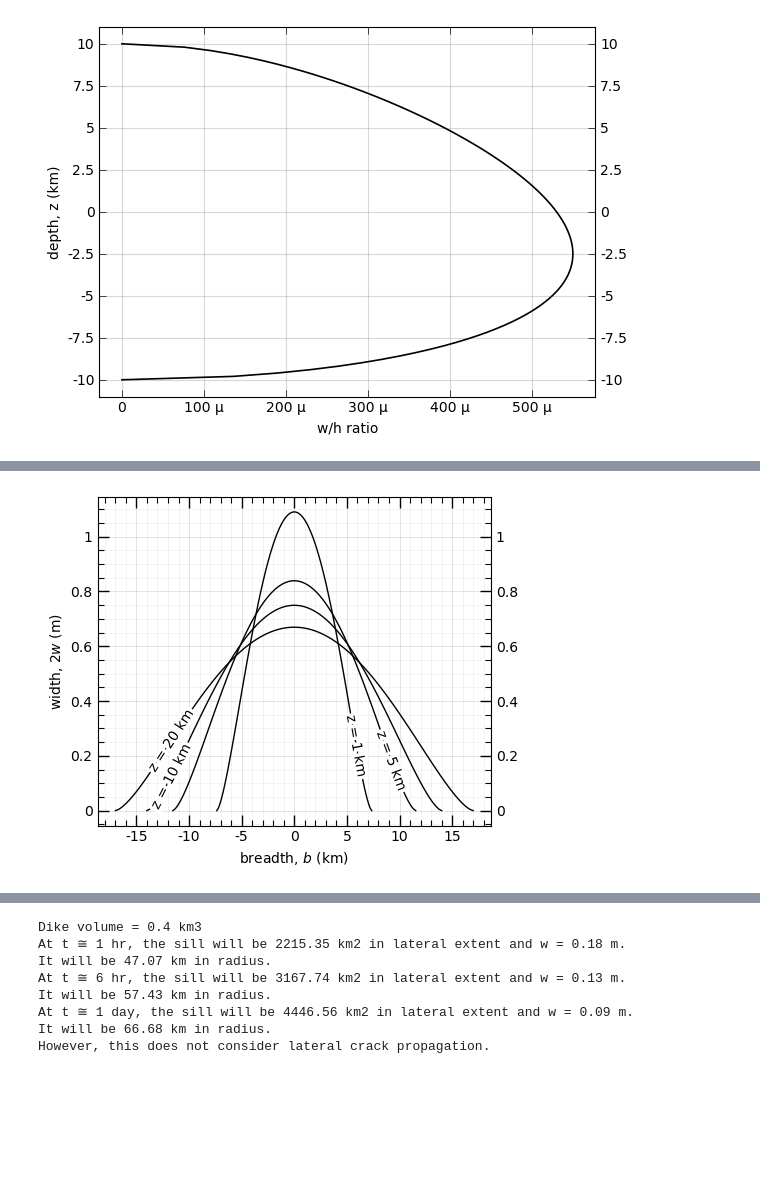
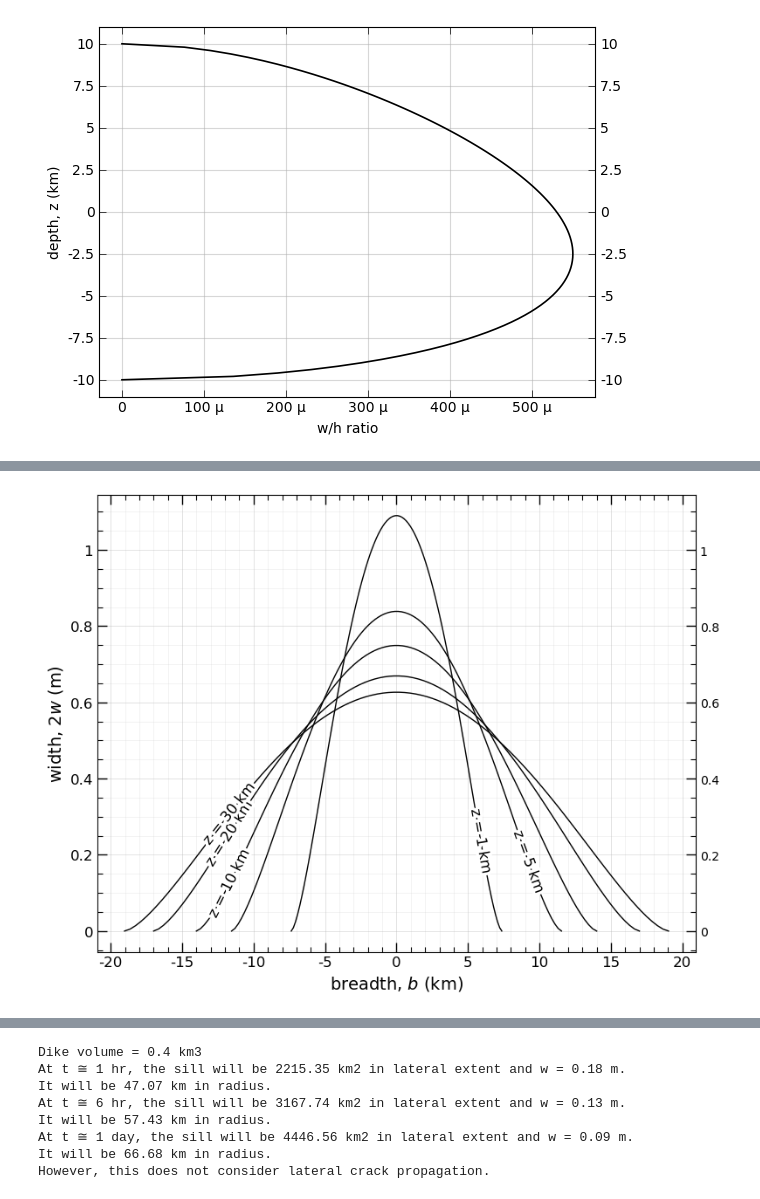
Before and after one commit to CottomR-et-al/Europa-ice-ocean-exchange, a Jupyter notebook: F25_Dikes_Europa.ipynb, the cells around one changed output, grey strips where cells are left out. Cells and saved outputs as stored; diff of their text form; code cells hidden in the pictures; blank space fills up the shorter version.

```diff
--- a/F25_Dikes_Europa.ipynb
+++ b/F25_Dikes_Europa.ipynb
@@ -861,42 +863,43 @@ ax.grid(which='minor', alpha=0.2, linewidth=0.5)
 # %%
 # Lister (1990) eqn 5.4 elliptical cross section
-fig, ax = plt.subplots(layout='tight', figsize=(5,4))
+fig, ax = plt.subplots(layout='tight', figsize=(8, 6))
 Q = 1e5
 # z = np.linspace(1, 20e3, 100)
 a_Lister = 12/7
 G_up = gamma(3*a_Lister+2)
 G_low = gamma(1/2*(3*a_Lister + 2))**2
 bN = 1/2 * (6*(3*a_Lister+1)/a_Lister)**(a_Lister/(3*a_Lister + 1)) * (G_up / G_low)**(1/(3*a_Lister + 1))
 A = 15.4 * eta_w**(-1/7) * (rhow * delta_rho_inv * g)**(-3/7)
-x = np.linspace(0, 20e3, 100)
 xi = np.linspace(-1, 1, 100)
 
-for z_slice in [1e3, 5e3, 10e3, 20e3]:
+for z_slice in [1e3, 5e3, 10e3, 20e3, 30e3]:
     breadth_scaling = (Q * m**a_Lister * z_slice**a_Lister / (A * (g * delta_rho_inv)**(a_Lister + 1)))**(1 / (3 * a_Lister + 1))
     b_physical = bN * breadth_scaling
     x_physical = xi * b_physical
     # xi = x / bN * (Q * m**a_Lister * z_slice**a_Lister / (A * (g*delta_rho)**(a_Lister + 1)))**(-1/(3*a_Lister + 1))
 
     wLister = a_Lister * bN**3 / (6 * (3*a_Lister+1)) * (Q**3 / (A**3 * (g*delta_rho_inv)**2 * m * z_slice))**(1/(3*a_Lister + 1)) * (1-xi**2)**(3/2)
     # plt.plot(x_physical/1e3, 2*wLister, linewidth=1, color='black', label=rf'Q = 10$^{{{np.log10(Q):.0f}}}$ m$^2$ s$^{{-1}}$')
     plt.plot(x_physical/1e3, 2*wLister, linewidth=1, color='black', label=rf'z = {z_slice/1e3:.0f} km')
 # plt.fill_between(x_physical, 0, 2 * wLister, alpha=0.2, color='firebrick')
 
-labelLines(ax.get_lines(), xvals=[-11.7], align=True, fontsize=10, color='black')
+labelLines(ax.get_lines(), xvals=[-11.7], align=True, fontsize=12, color='black')
 # ax.loglog()
-ax.set_xlabel('breadth, $b$ (km)')
-ax.set_ylabel('width, $2w$ (m)')
+plt.xticks(fontsize=12)
+plt.yticks(fontsize=12)
+ax.set_xlabel('breadth, $b$ (km)', fontsize=14)
+ax.set_ylabel('width, $2w$ (m)', fontsize=14)
 ax.set_axisbelow(True) # gridlines behind contours
 ax.xaxis.set_major_formatter(StrMethodFormatter('{x:g}'))
 ax.yaxis.set_major_formatter(StrMethodFormatter('{x:g}'))
 # ax.xaxis.set_major_locator(FixedLocator([3, 10, 30, 100]))
 # ax.xaxis.set_minor_formatter(NullFormatter())
 # ax.yaxis.set_minor_formatter(NullFormatter())
 ax.minorticks_on()
 ax.tick_params(which='major', length=8, width=1, direction='in', top=True, right=True, labelright=True)
 ax.tick_params(which='minor', length=4, width=0.8, direction='in', top=True, right=True)
 ax.grid(which='major', alpha=0.5, linewidth=0.5)
 ax.grid(which='minor', alpha=0.2, linewidth=0.5)
-# ax.set_title('Turbulent Volumetric Flow in a Europan Dike')
+# ax.set_title('Lister (1990) eqn 5.4: Elliptical cross section for a dike')
 # %% [output]
-[figure, old version]
+[figure, new version]
```
Also changed, not shown: parts of 2 cells of this notebook.
